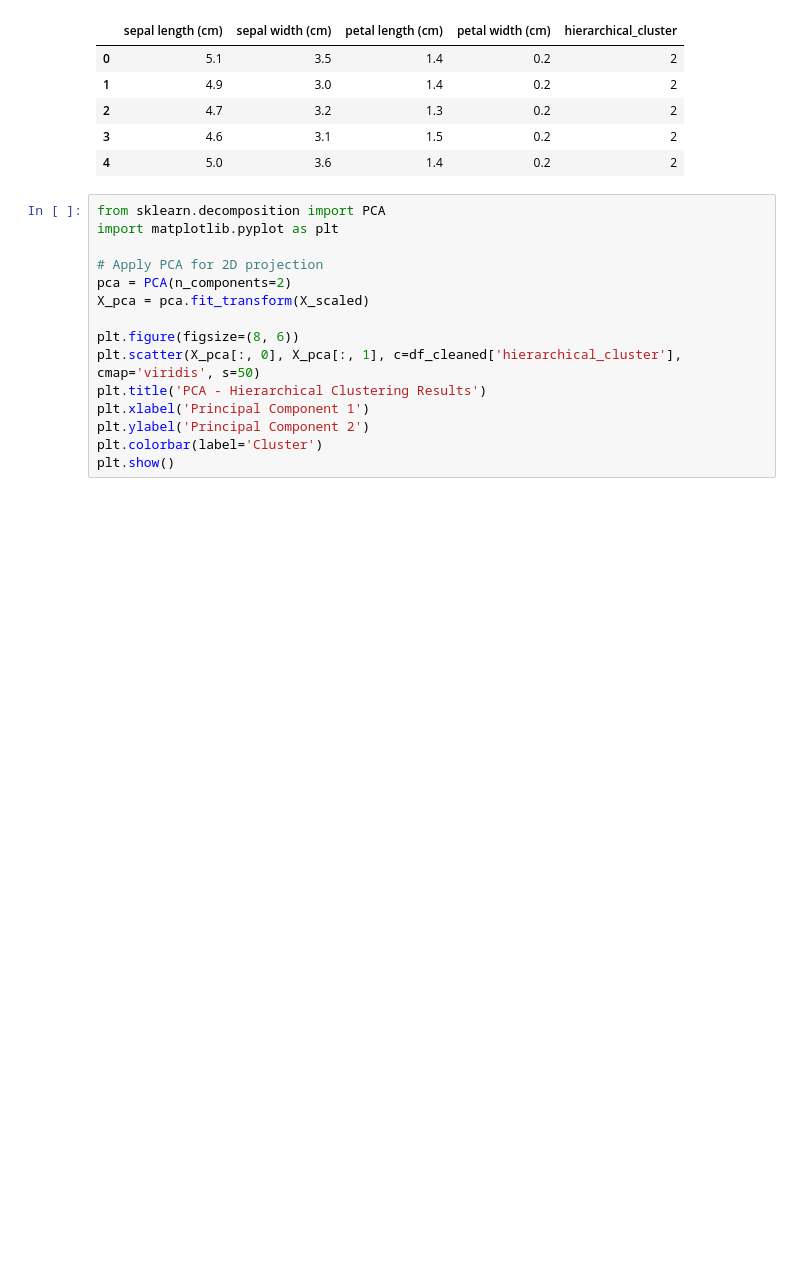
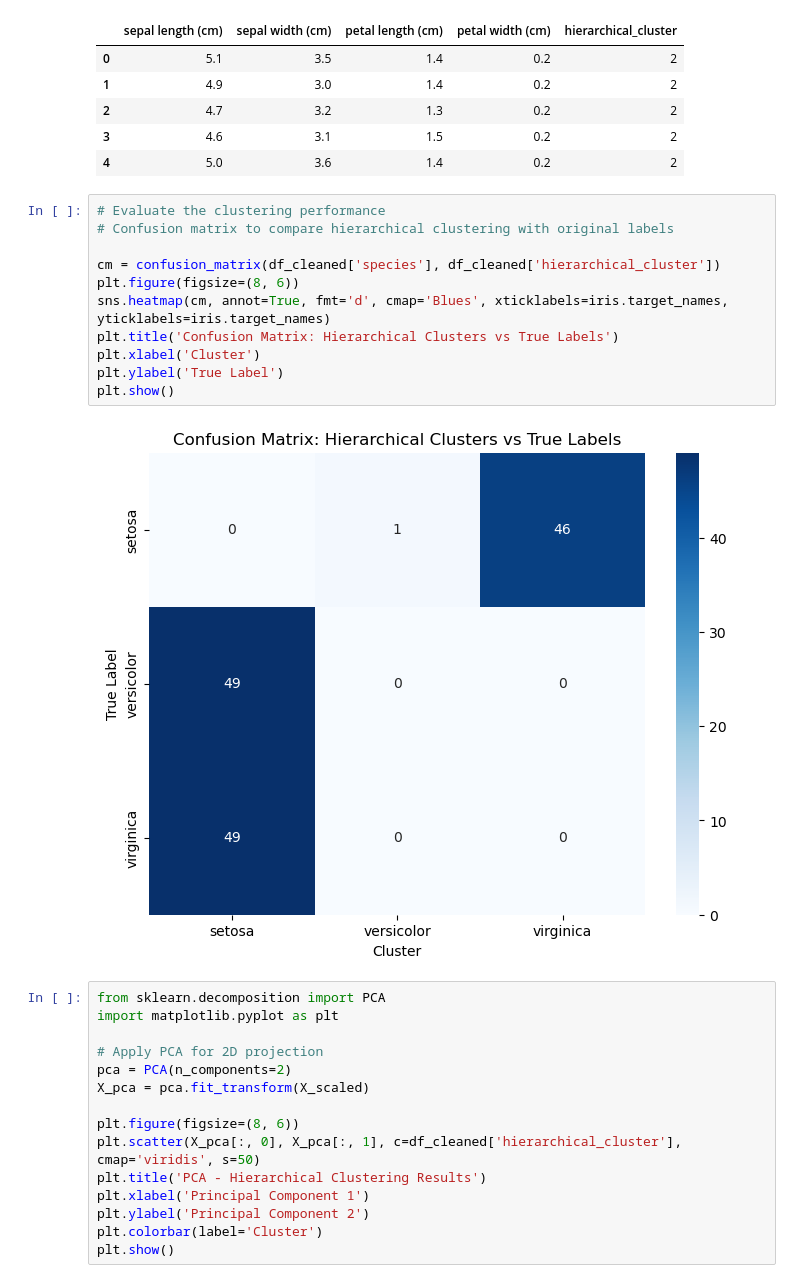
Before and after one commit to Johnnysnipes90/Clustering-Iris-dataset, a Jupyter notebook: Notebook.ipynb, the cells around one changed output. Saved outputs shown, nothing was run; the diff lists cells and outputs as text; blank space fills up the shorter version.

```diff
--- a/Notebook.ipynb
+++ b/Notebook.ipynb
@@ -463,6 +473,19 @@ df_cleaned[['sepal length (cm)', 'sepal width (cm)', 'petal length (cm)', 'petal
 | 2 | 4.7 | 3.2 | 1.3 | 0.2 | 2 |
 | 3 | 4.6 | 3.1 | 1.5 | 0.2 | 2 |
 | 4 | 5.0 | 3.6 | 1.4 | 0.2 | 2 |
+# %%
+# Evaluate the clustering performance
+# Confusion matrix to compare hierarchical clustering with original labels
+
+cm = confusion_matrix(df_cleaned['species'], df_cleaned['hierarchical_cluster'])
+plt.figure(figsize=(8, 6))
+sns.heatmap(cm, annot=True, fmt='d', cmap='Blues', xticklabels=iris.target_names, yticklabels=iris.target_names)
+plt.title('Confusion Matrix: Hierarchical Clusters vs True Labels')
+plt.xlabel('Cluster')
+plt.ylabel('True Label')
+plt.show()
+# %% [output]
+[figure, added]
 # %%
 from sklearn.decomposition import PCA
 import matplotlib.pyplot as plt
```
Also changed, not shown: parts of 2 cells of this notebook, 5 other files.
